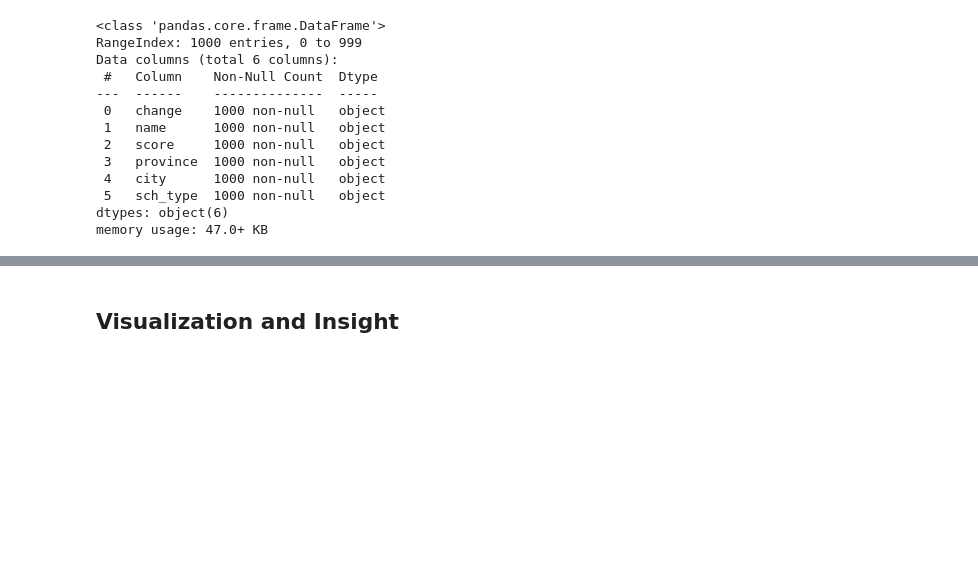
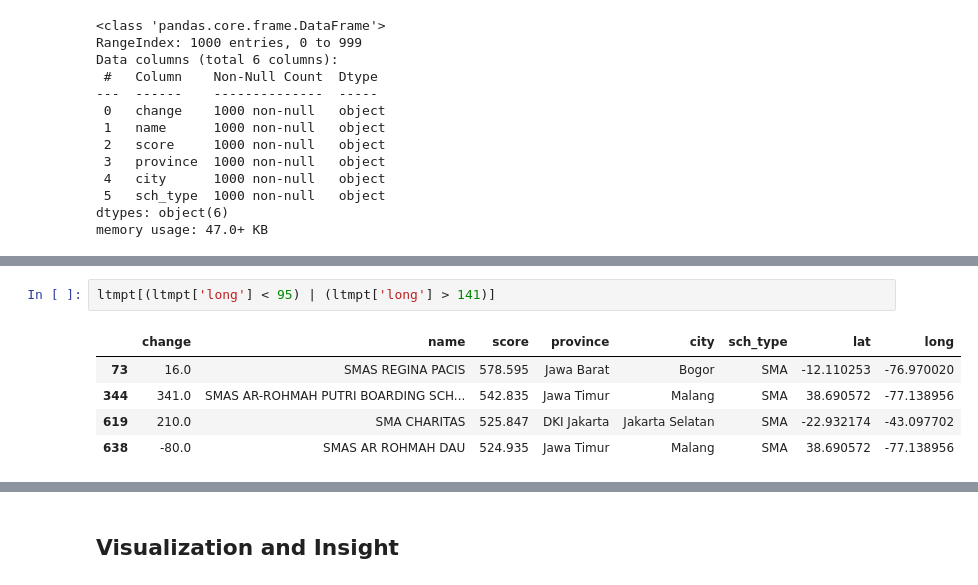
Before and after one commit to rafinflaziz/LTMPT-top-1000, a Jupyter notebook: LTMPT.ipynb, the cells around one changed output, grey strips where cells are left out. Drawn from its saved outputs; the diff is of its cells as text; blank space fills up the shorter version.

```diff
--- a/LTMPT.ipynb
+++ b/LTMPT.ipynb
@@ -126,0 +236,8 @@ ltmpt.head(7)
+# %%
+ltmpt[(ltmpt['long'] < 95) | (ltmpt['long'] > 141)]
+# %% [output]
+|  | change | name | score | province | city | sch_type | lat | long |
+| 73 | 16.0 | SMAS REGINA PACIS | 578.595 | Jawa Barat | Bogor | SMA | -12.110253 | -76.970020 |
+| 344 | 341.0 | SMAS AR-ROHMAH PUTRI BOARDING SCH... | 542.835 | Jawa Timur | Malang | SMA | 38.690572 | -77.138956 |
+| 619 | 210.0 | SMA CHARITAS | 525.847 | DKI Jakarta | Jakarta Selatan | SMA | -22.932174 | -43.097702 |
+| 638 | -80.0 | SMAS AR ROHMAH DAU | 524.935 | Jawa Timur | Malang | SMA | 38.690572 | -77.138956 |
```
Also changed, not shown: parts of 36 cells of this notebook.
